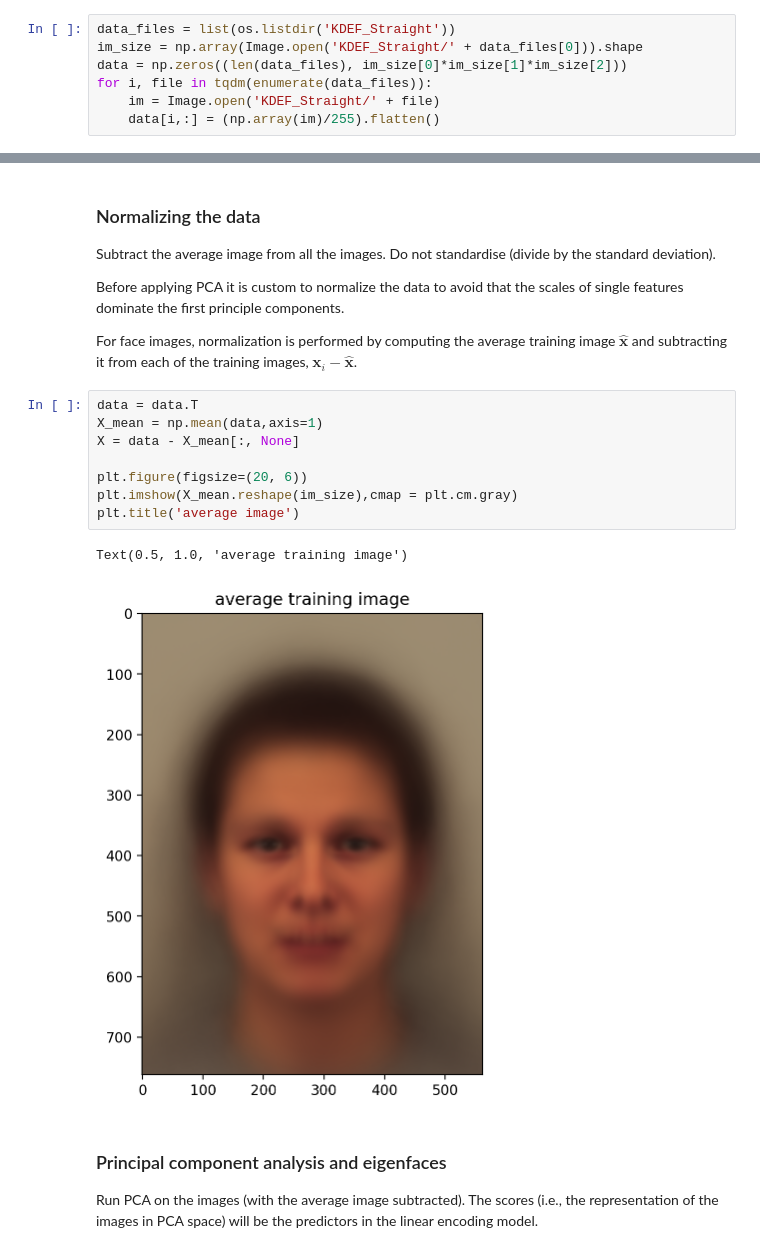
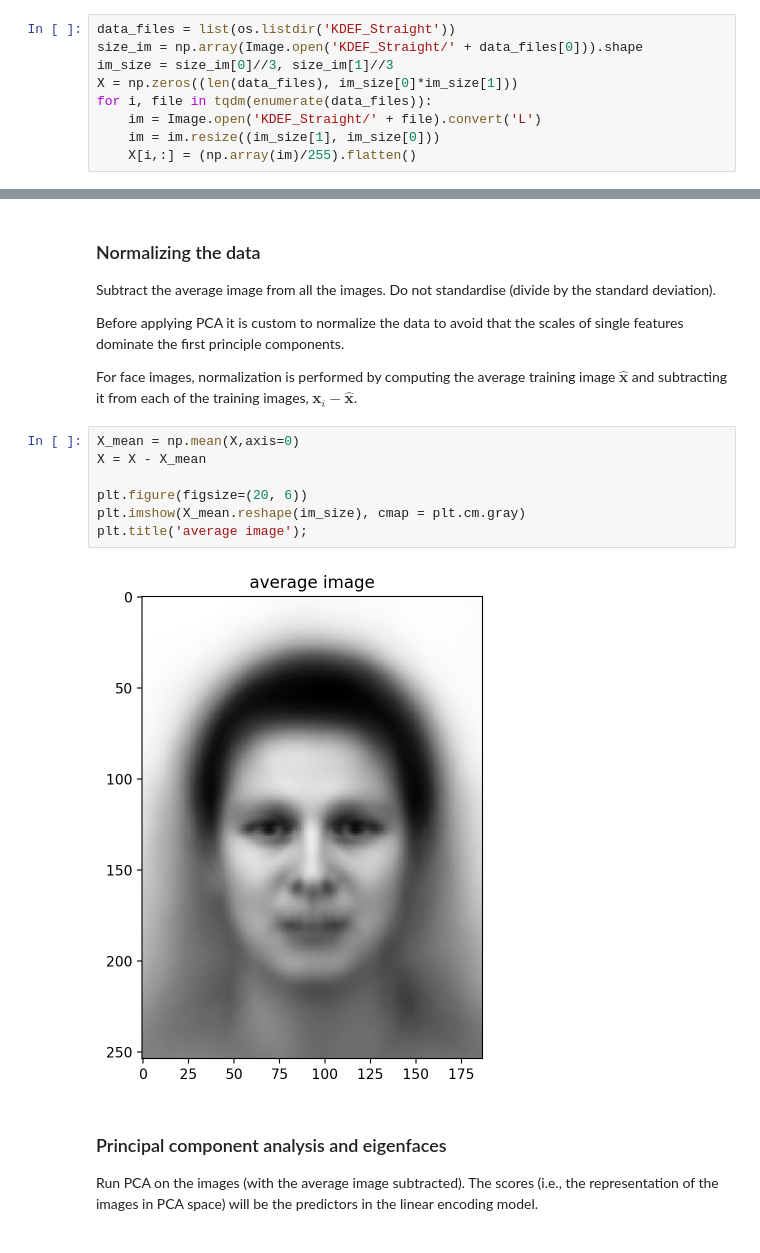
Before and after one commit to AndreasLH/Sad-Happiness, a Jupyter notebook: PCA_dimension_reduction.ipynb, the cells around one changed output, grey strips where cells are left out. Saved outputs shown, nothing was run; the diff lists cells and outputs as text.

```diff
--- a/PCA_dimension_reduction.ipynb
+++ b/PCA_dimension_reduction.ipynb
@@ -14,9 +15,11 @@ from tqdm import tqdm
 And look at some of the images
 # %%
 data_files = list(os.listdir('KDEF_Straight'))
-im_size = np.array(Image.open('KDEF_Straight/' + data_files[0])).shape
-data = np.zeros((len(data_files), im_size[0]*im_size[1]*im_size[2]))
+size_im = np.array(Image.open('KDEF_Straight/' + data_files[0])).shape
+im_size = size_im[0]//3, size_im[1]//3
+X = np.zeros((len(data_files), im_size[0]*im_size[1]))
 for i, file in tqdm(enumerate(data_files)):
-    im = Image.open('KDEF_Straight/' + file)
-    data[i,:] = (np.array(im)/255).flatten()
+    im = Image.open('KDEF_Straight/' + file).convert('L')
+    im = im.resize((im_size[1], im_size[0]))
+    X[i,:] = (np.array(im)/255).flatten()
 # %%
@@ -40,16 +40,14 @@ Before applying PCA it is custom to normalize the data to avoid that the scales
 
 For face images, normalization is performed by computing the average training image $\widehat{\mathbf{x}}$ and subtracting it from each of the training images, $\mathbf{x}_i - \widehat{\mathbf{x}}$.
 # %%
-data = data.T
-X_mean = np.mean(data,axis=1)
-X = data - X_mean[:, None]
+X_mean = np.mean(X,axis=0)
+X = X - X_mean
 
 plt.figure(figsize=(20, 6))
-plt.imshow(X_mean.reshape(im_size),cmap = plt.cm.gray)
-plt.title('average image')
+plt.imshow(X_mean.reshape(im_size), cmap = plt.cm.gray)
+plt.title('average image');
 # %% [output]
-Text(0.5, 1.0, 'average training image')
-[figure, old version]
+[figure, new version]
 # %% [markdown]
 ###  Principal component analysis and eigenfaces
 
```
Also changed, not shown: parts of 12 cells of this notebook.
